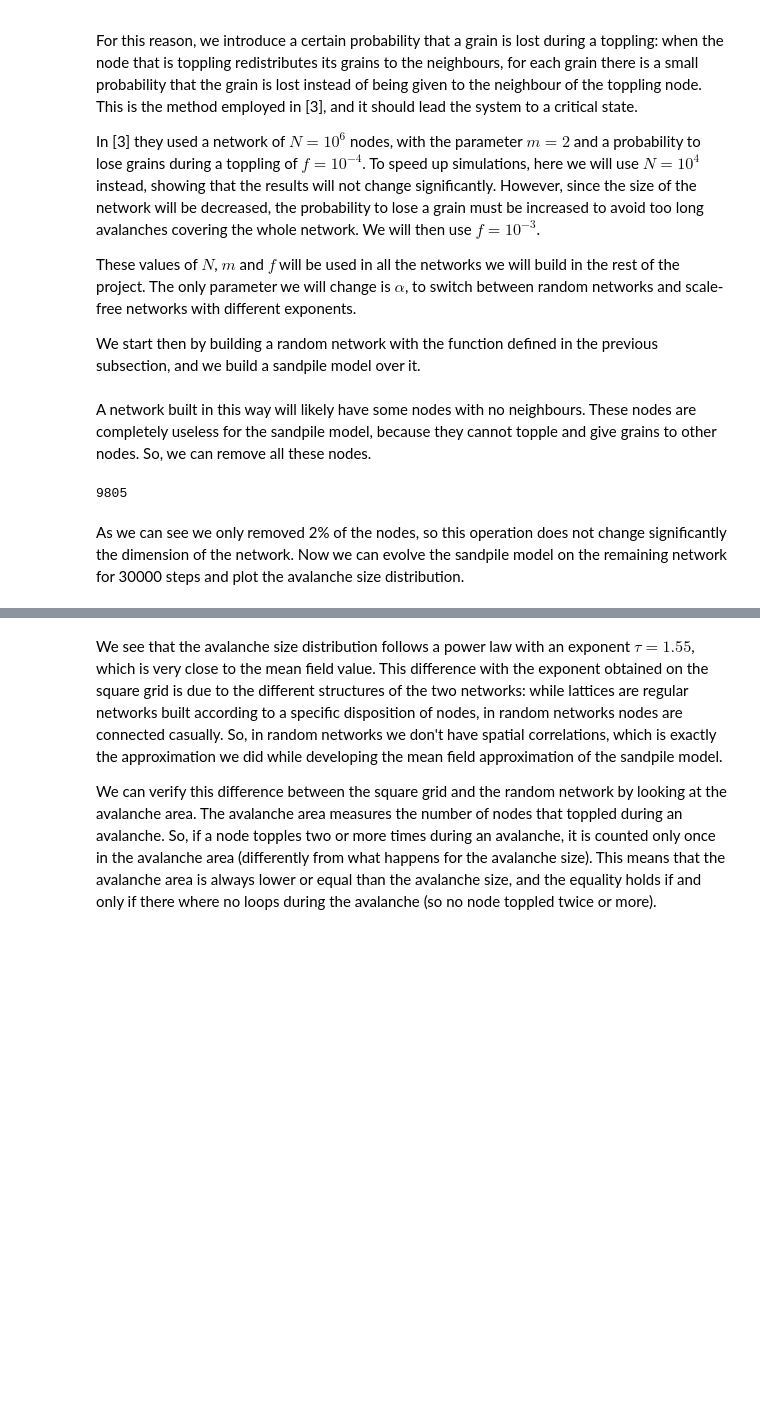
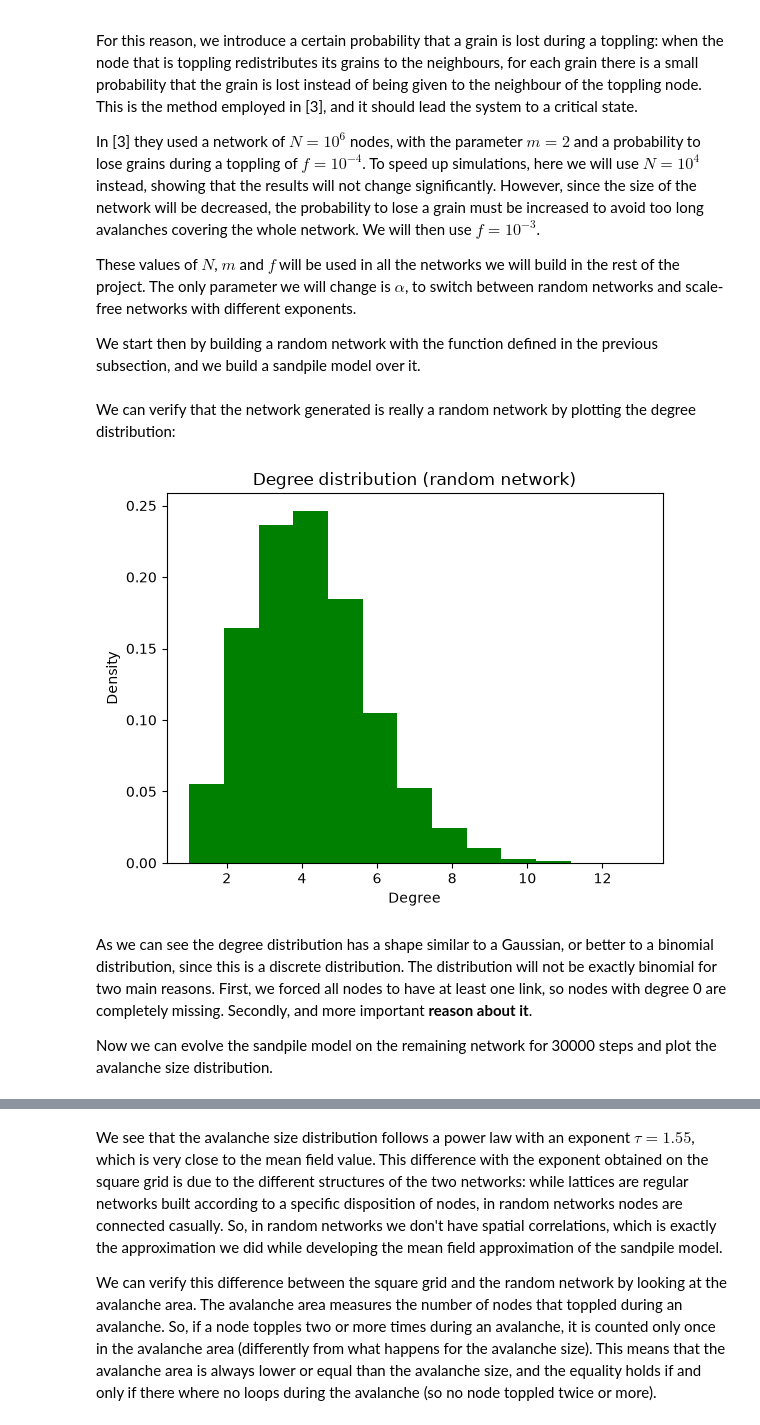
Before and after one commit to riccardo03-maker/SOC_on_networks, a Jupyter notebook: project_notebook.ipynb, the cells around one changed output, grey strips where cells are left out. Cells and saved outputs as stored; diff of their text form; code cells hidden in the pictures; blank space fills up the shorter version.

```diff
--- a/project_notebook.ipynb
+++ b/project_notebook.ipynb
@@ -167,11 +177,16 @@ random_model = SandNet.Model(G, threshold_rule='degree', initial_grains='random'
 # %% [markdown]
-A network built in this way will likely have some nodes with no neighbours. These nodes are completely useless for the sandpile model, because they cannot topple and give grains to other nodes. So, we can remove all these nodes.
+We can verify that the network generated is really a random network by plotting the degree distribution:
-# %%
-random_model.remove_nodes_by_index(random_model.select_nodes_by_degree(0, raises = False))
-#select all nodes with degree 0 and remove them
-random_model.get_number_of_nodes()
-# %% [output]
-9805
+# %%
+degree_list = [list(random_graph.degree)[i][1] for i in range(len(list(random_graph.degree)))]
+plt.hist(degree_list, bins = max(degree_list), color="green", density=True)
+plt.xlabel("Degree")
+plt.ylabel("Density")
+plt.title("Degree distribution (random network)")
+plt.savefig("./plots/random_network/degree_distribution_random_network.png")
+# %% [output]
+[figure, added]
 # %% [markdown]
-As we can see we only removed 2% of the nodes, so this operation does not change significantly the dimension of the network. Now we can evolve the sandpile model on the remaining network for 30000 steps and plot the avalanche size distribution.
+As we can see the degree distribution has a shape similar to a Gaussian, or better to a binomial distribution, since this is a discrete distribution. The distribution will not be exactly binomial for two main reasons. First, we forced all nodes to have at least one link, so nodes with degree 0 are completely missing. Secondly, and more important **reason about it**.
+
+Now we can evolve the sandpile model on the remaining network for 30000 steps and plot the avalanche size distribution.
 # %%
```
Also changed, not shown: parts of 33 cells of this notebook, 50 other files.
